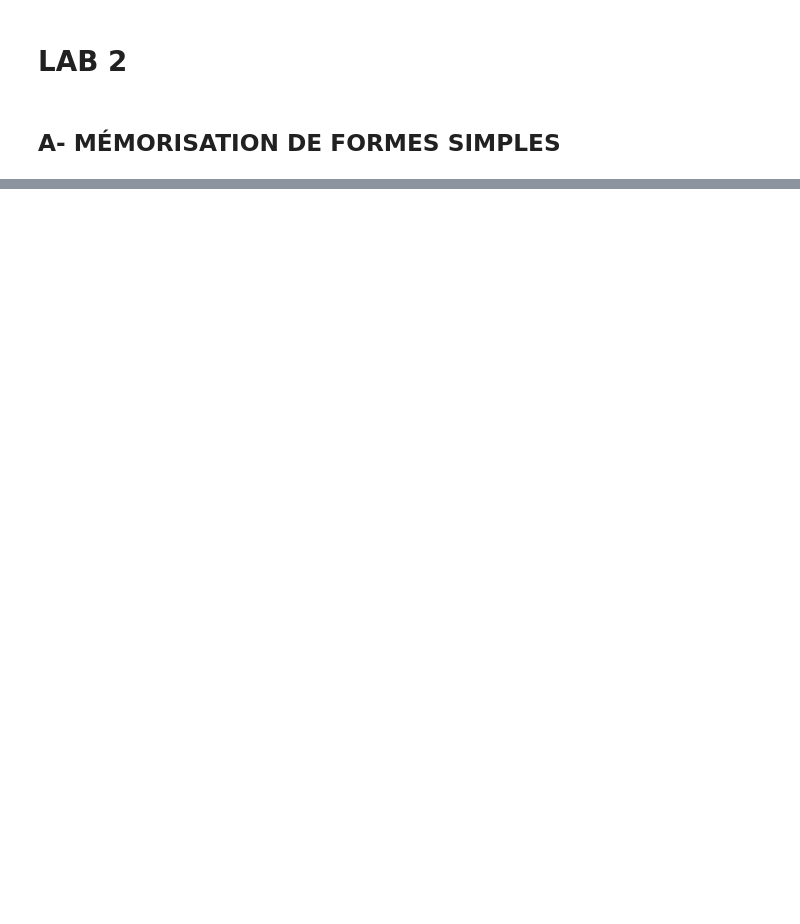
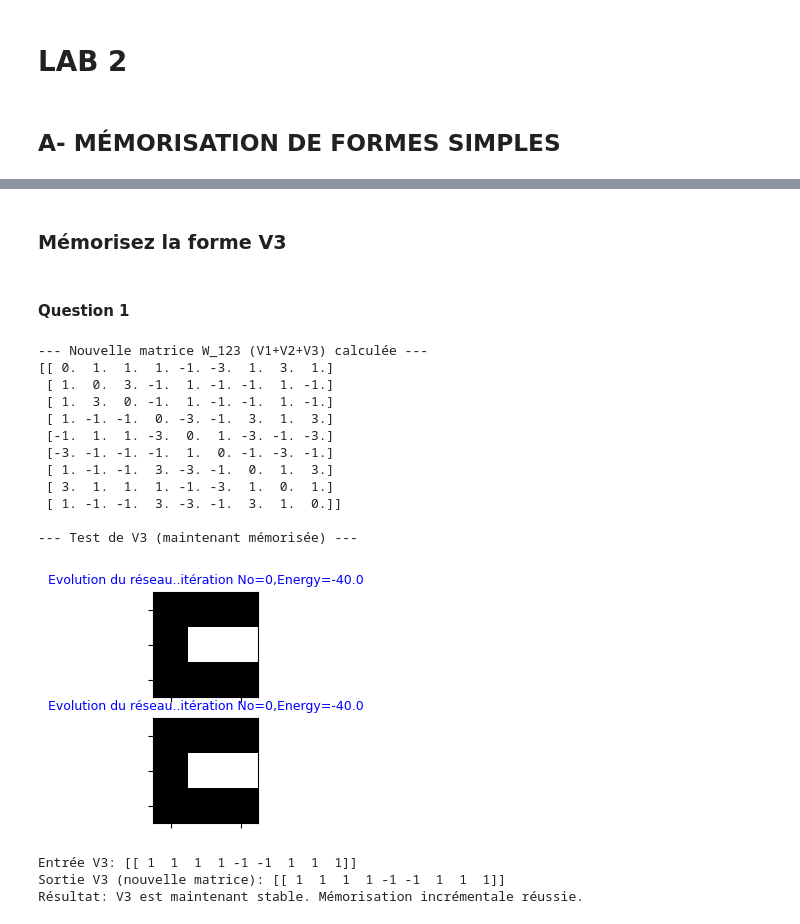
Before and after one commit to Leon-afk1/TP_reseau_neurone, a Jupyter notebook: Lab2/lab2.ipynb, the cells around one changed output, grey strips where cells are left out. Cells and saved outputs as stored; diff of their text form; code cells hidden in the pictures; blank space fills up the shorter version.

```diff
--- a/Lab2/lab2.ipynb
+++ b/Lab2/lab2.ipynb
@@ -61,0 +213,49 @@ Matrice de poids W:
+# %% [markdown]
+### Mémorisez la forme V3
+# %% [markdown]
+#### Question 1
+# %%
+# On re-définit les vecteurs 1D pour le calcul
+V1_1d = np.array(V1)
+V2_1d = np.array(V2)
+V3_1d = np.array(V3)
+
+# Calcul de la matrice de poids pour V3
+W_V3 = calculate_hebb_weights([V3_1d])
+
+# Apprentissage incrémental
+W_123 = W + W_V3
+
+print("--- Nouvelle matrice W_123 (V1+V2+V3) calculée ---")
+print(W_123)
+
+# Confirmation de la validité en réinjectant V3
+print("\n--- Test de V3 (maintenant mémorisée) ---")
+
+out_v3_new, energy_v3_new = my_hopfield(W_123, V3_2d.copy(), n_iter, xsize, ysize, 1)
+
+print("Entrée V3:", V3_2d)
+print("Sortie V3 (nouvelle matrice):", out_v3_new)
+
+# Analyse
+if np.array_equal(out_v3_new, V3_2d):
+    print("Résultat: V3 est maintenant stable. Mémorisation incrémentale réussie.")
+else:
+    print("Résultat: Échec ! Le réseau a convergé vers un autre état.")
+# %% [output]
+--- Nouvelle matrice W_123 (V1+V2+V3) calculée ---
+[[ 0.  1.  1.  1. -1. -3.  1.  3.  1.]
+ [ 1.  0.  3. -1.  1. -1. -1.  1. -1.]
+ [ 1.  3.  0. -1.  1. -1. -1.  1. -1.]
+ [ 1. -1. -1.  0. -3. -1.  3.  1.  3.]
+ [-1.  1.  1. -3.  0.  1. -3. -1. -3.]
+ [-3. -1. -1. -1.  1.  0. -1. -3. -1.]
+ [ 1. -1. -1.  3. -3. -1.  0.  1.  3.]
+ [ 3.  1.  1.  1. -1. -3.  1.  0.  1.]
+ [ 1. -1. -1.  3. -3. -1.  3.  1.  0.]]
+
+--- Test de V3 (maintenant mémorisée) ---
+[figure, added]
+Entrée V3: [[ 1  1  1  1 -1 -1  1  1  1]]
+Sortie V3 (nouvelle matrice): [[ 1  1  1  1 -1 -1  1  1  1]]
+Résultat: V3 est maintenant stable. Mémorisation incrémentale réussie.
```
Also changed, not shown: parts of 47 cells of this notebook.
